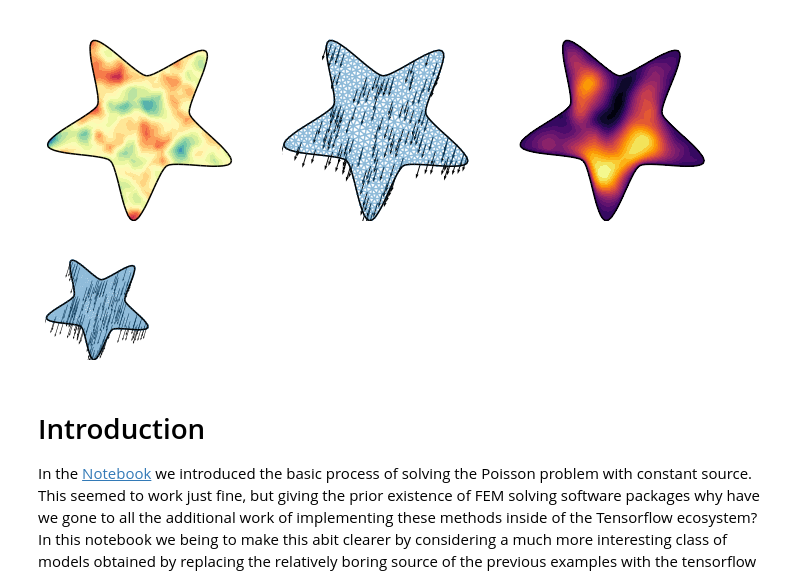
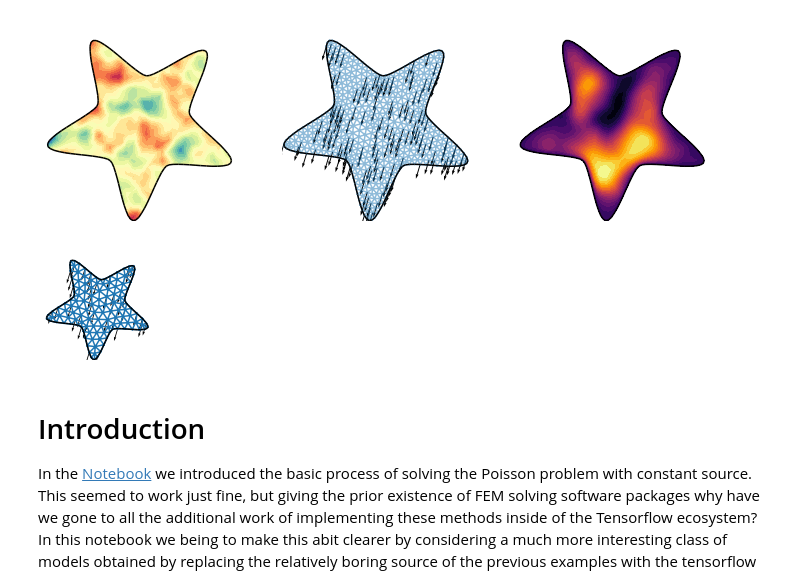
Before and after one commit to danieljtait/tenfem, a Jupyter notebook: examples/notebooks/intro_to_gp_forced_pdes.ipynb, the cells around one changed output. Saved outputs shown, nothing was run; the diff lists cells and outputs as text; code cells hidden in the pictures.

Commit message:
update tvf mesh fig

```diff
--- a/examples/notebooks/intro_to_gp_forced_pdes.ipynb
+++ b/examples/notebooks/intro_to_gp_forced_pdes.ipynb
@@ -419,6 +419,7 @@ def build_gp_layer(mesh):
     return gp_layer
 # %%
 mesh = tenfem.mesh.examples.star(0.1, dtype=tf_dtype)
+low_res_mesh = tenfem.mesh.examples.star(0.25, dtype=tf_dtype)
 element = tenfem.reference_elements.TriangleElement(degree=1, dtype=tf_dtype)
 # %%
 inputs = tfkl.Input(2)
@@ -471,20 +472,19 @@ plt.show()
 # %%
 fig, ax = plt.subplots(figsize=(2, 2))
 
-ax.triplot(mesh._triang, alpha=0.5)
-np.random.seed(123)
-xs = mesh.nodes.numpy()[np.random.choice(mesh.n_nodes, size=150, replace=False)]
+ax.triplot(low_res_mesh._triang)
+np.random.seed(1154)
+xs = low_res_mesh.nodes.numpy()[np.random.choice(low_res_mesh.n_nodes, size=40, replace=False)]
 ax.quiver(xs[:, 0], xs[:, 1], -0.3*np.ones_like(xs[:, 0]), -1*np.ones_like(xs[:, 1]),
-               scale=0.07,
-               scale_units='dots')
+          scale_units='xy', scale=2.5)
 
 ax.add_collection(LineCollection(tf.gather(mesh.nodes, mesh.boundary_elements), colors='k', label='$\partial \Omega$'))
 ax.set_aspect('equal'); ax.axis('off')
 ax.set_xlim((-1.75, 1.75))
 ax.set_ylim((ax.get_xlim()))
 plt.savefig('tvf.png', dpi=300, transparent=True, bbox_inches='tight')
 # %% [output]
-[figure, old version]
+[figure, new version]
 # %% [markdown]
 # Introduction
 
```
Also changed, not shown: 2 other files.
